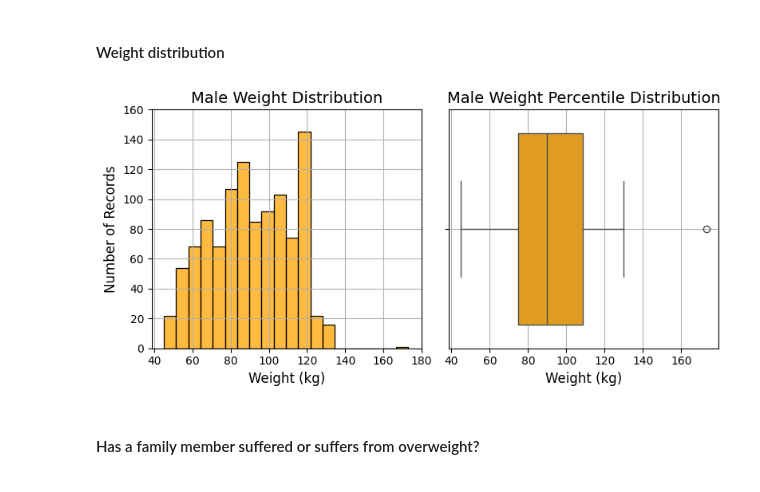
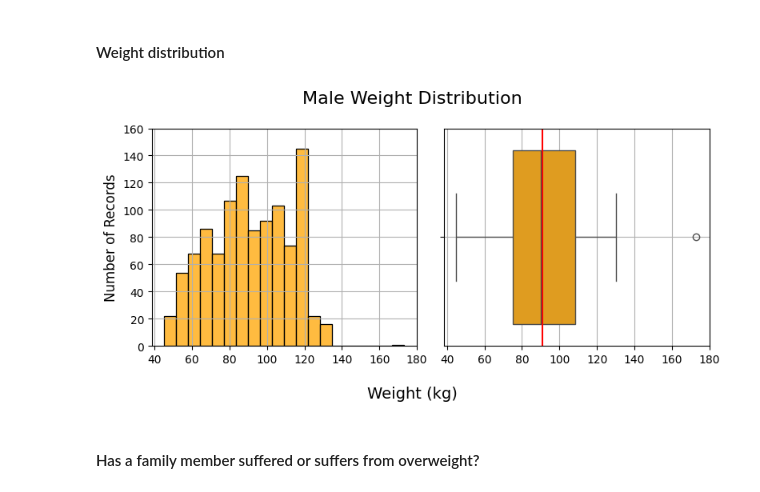
Before and after one commit to MarkLee7925/Obesity-Level-Estimation, a Jupyter notebook: Male/EstObesity_Male.ipynb, the cells around one changed output. Drawn from its saved outputs; the diff is of its cells as text; code cells hidden in the pictures.

```diff
--- a/Male/EstObesity_Male.ipynb
+++ b/Male/EstObesity_Male.ipynb
@@ -257,38 +300,40 @@ plt.show()
 # %%
 # Define subplot figure
 weight_dist_1 = plt.figure(figsize=(8,4))
+
+weight_dist_1.suptitle('Male Weight Distribution', fontsize=16)
+weight_dist_1.supxlabel('Weight (kg)', fontsize=14)
 
 # Histogram - Male Weight
 ax1 = weight_dist_1.add_subplot(1, 2, 1)
 ax1 = sns.histplot(data=dataset, x='Weight', bins=20, color='orange')
 # Adjust axes range(s)
 plt.xticks(np.arange(40, 200, 20))
 plt.yticks(np.arange(0, 180, 20))
-# Plot title and label(s)
-plt.title('Male Weight Distribution', fontsize=14)
-plt.xlabel('Weight (kg)', fontsize=12)
+# Plot label(s)
+plt.xlabel('', fontsize=12)
 plt.ylabel('Number of Records', fontsize=12)
 # Plot grid
 plt.grid(True)
 
 # Box plot - Male Weight
 ax2 = weight_dist_1.add_subplot(1, 2, 2)
 ax2 = sns.boxplot(data=dataset, x='Weight', color='orange')
+ax2 = plt.axvline(x=dataset['Weight'].mean(), color='red')
 # Adjust axes range(s)
-plt.xticks(np.arange(40, 180, 20))
-# Plot title and label(s)
-plt.title('Male Weight Percentile Distribution', fontsize=14)
-plt.xlabel('Weight (kg)', fontsize=12)
+plt.xticks(np.arange(40, 200, 20))
+# Plot label(s)
+plt.xlabel('', fontsize=12)
 # Plot grid
 plt.grid(True)
 
 # Tight layout
 plt.tight_layout()
 
 # Show figure
 plt.show()
 # %% [output]
-[figure, old version]
+[figure, new version]
 # %% [markdown]
 #### Has a family member suffered or suffers from overweight?
 # %%
```
Also changed, not shown: parts of 22 cells of this notebook.
